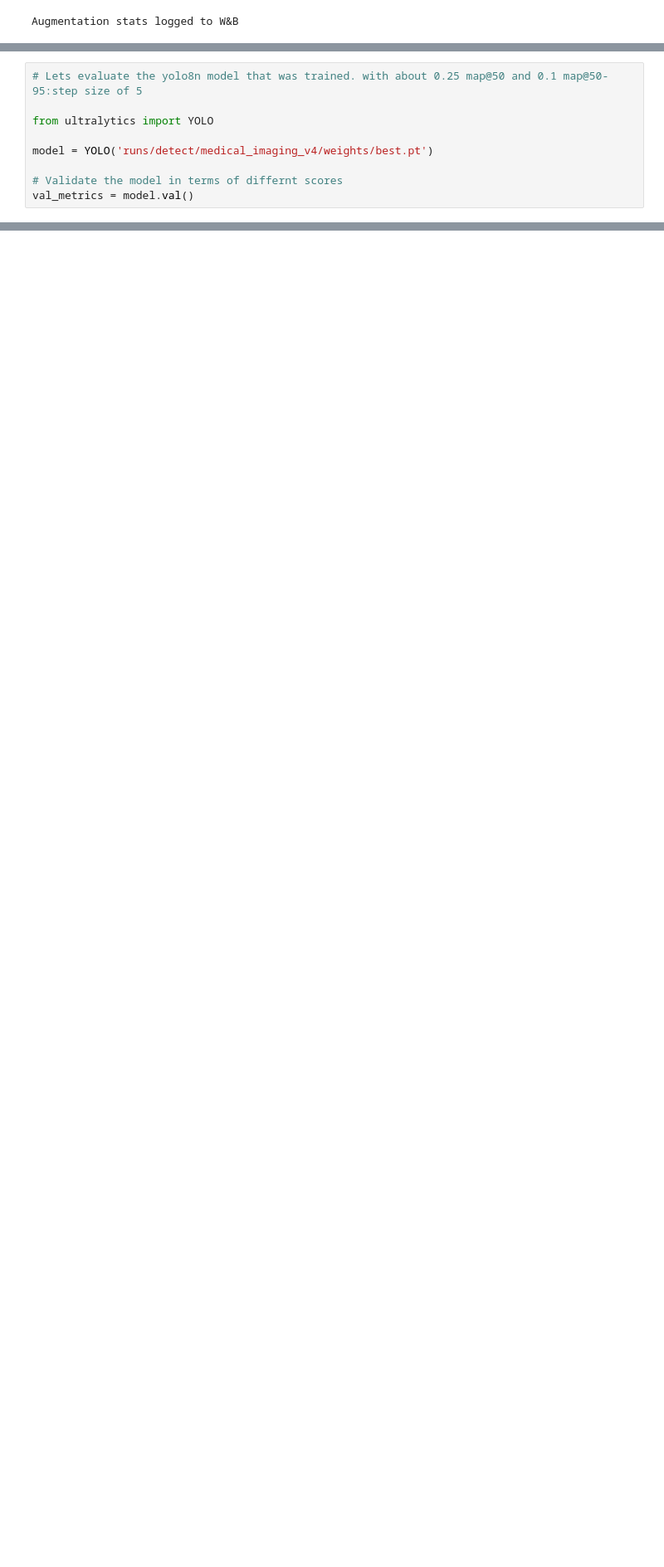
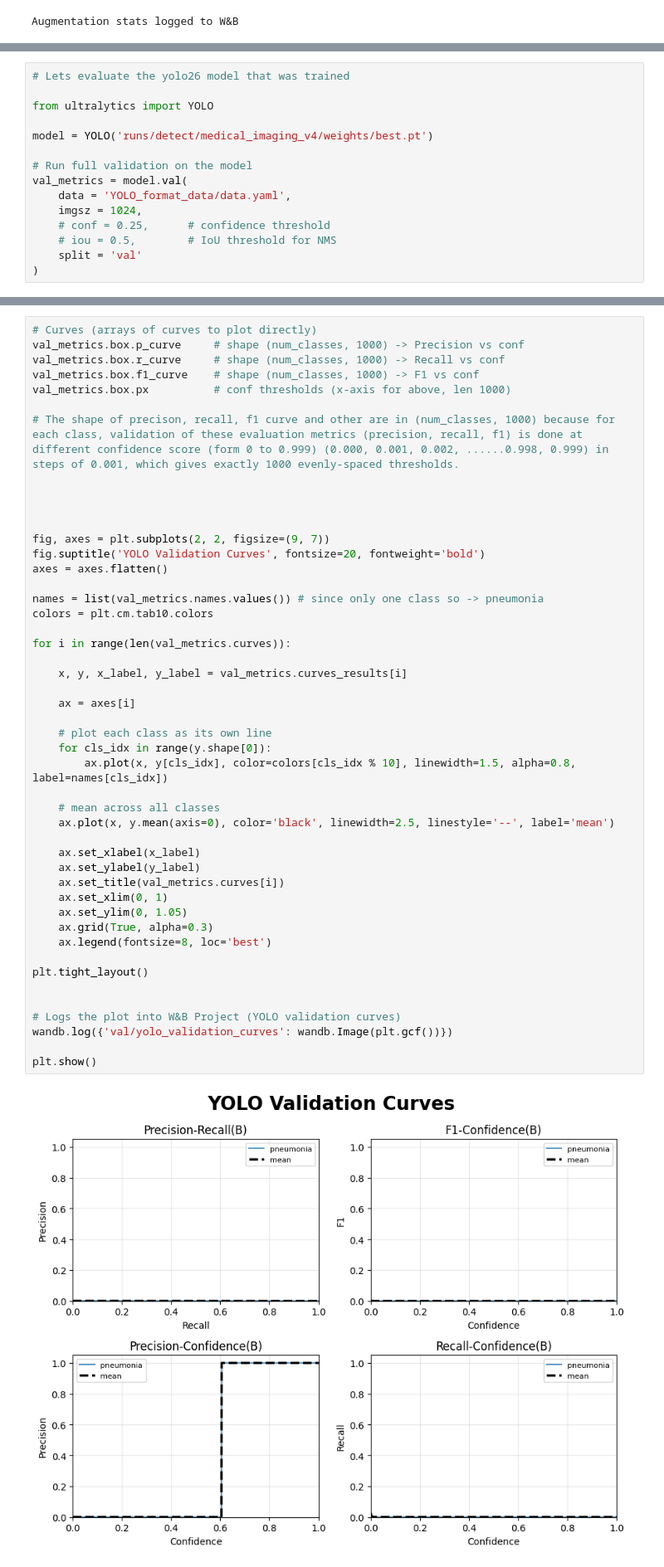
Before and after one commit to kmsmeng/Pneumonia-Detection-Model, a Jupyter notebook: main.ipynb, the cells around one changed output, grey strips where cells are left out. Shown at 83% size. Drawn from its saved outputs; the diff is of its cells as text; blank space fills up the shorter version.

```diff
--- a/main.ipynb
+++ b/main.ipynb
@@ -1668,12 +1665,18 @@ print(f"Model exported at: {export_path}")
 # %%
-# Lets evaluate the yolo8n model that was trained. with about 0.25 map@50 and 0.1 map@50-95:step size of 5
+# Lets evaluate the yolo26 model that was trained
 
 from ultralytics import YOLO
 
 model = YOLO('runs/detect/medical_imaging_v4/weights/best.pt')
 
-# Validate the model in terms of differnt scores
-val_metrics = model.val()
+# Run full validation on the model
+val_metrics = model.val(
+    data = 'YOLO_format_data/data.yaml',
+    imgsz = 1024,
+    # conf = 0.25,      # confidence threshold
+    # iou = 0.5,        # IoU threshold for NMS
+    split = 'val'
+)
 # %% [output]
 Ultralytics 8.4.14  Python-3.13.4 torch-2.10.0+cu130 CUDA:0 (NVIDIA GeForce RTX 3050 Laptop GPU, 4096MiB)
 Model summary (fused): 72 layers, 3,005,843 parameters, 0 gradients, 8.1 GFLOPs
@@ -1824,2 +1745,51 @@ plt.show()
+# %%
+# Curves (arrays of curves to plot directly)
+val_metrics.box.p_curve     # shape (num_classes, 1000) -> Precision vs conf
+val_metrics.box.r_curve     # shape (num_classes, 1000) -> Recall vs conf
+val_metrics.box.f1_curve    # shape (num_classes, 1000) -> F1 vs conf
+val_metrics.box.px          # conf thresholds (x-axis for above, len 1000)
+
+# The shape of precison, recall, f1 curve and other are in (num_classes, 1000) because for each class, validation of these evaluation metrics (precision, recall, f1) is done at different confidence score (form 0 to 0.999) (0.000, 0.001, 0.002, ......0.998, 0.999) in steps of 0.001, which gives exactly 1000 evenly-spaced thresholds.
+
+
+
+
+fig, axes = plt.subplots(2, 2, figsize=(9, 7))
+fig.suptitle('YOLO Validation Curves', fontsize=20, fontweight='bold')
+axes = axes.flatten()
+
+names = list(val_metrics.names.values()) # since only one class so -> pneumonia
+colors = plt.cm.tab10.colors
+
+for i in range(len(val_metrics.curves)):
+
+    x, y, x_label, y_label = val_metrics.curves_results[i]
+
+    ax = axes[i]
+
+    # plot each class as its own line
+    for cls_idx in range(y.shape[0]):
+        ax.plot(x, y[cls_idx], color=colors[cls_idx % 10], linewidth=1.5, alpha=0.8, label=names[cls_idx])
+
+    # mean across all classes
+    ax.plot(x, y.mean(axis=0), color='black', linewidth=2.5, linestyle='--', label='mean')
+
+    ax.set_xlabel(x_label)
+    ax.set_ylabel(y_label)
+    ax.set_title(val_metrics.curves[i])
+    ax.set_xlim(0, 1)
+    ax.set_ylim(0, 1.05)
+    ax.grid(True, alpha=0.3)
+    ax.legend(fontsize=8, loc='best')
+
+plt.tight_layout()
+
+
+# Logs the plot into W&B Project (YOLO validation curves)
+wandb.log({'val/yolo_validation_curves': wandb.Image(plt.gcf())})
+
+plt.show()
+# %% [output]
+[figure, added]
 # %%
 # Log the validation metrics and model artifact after evaluation in W&B
```
Also changed, not shown: parts of 45 cells of this notebook, 2 other files.
